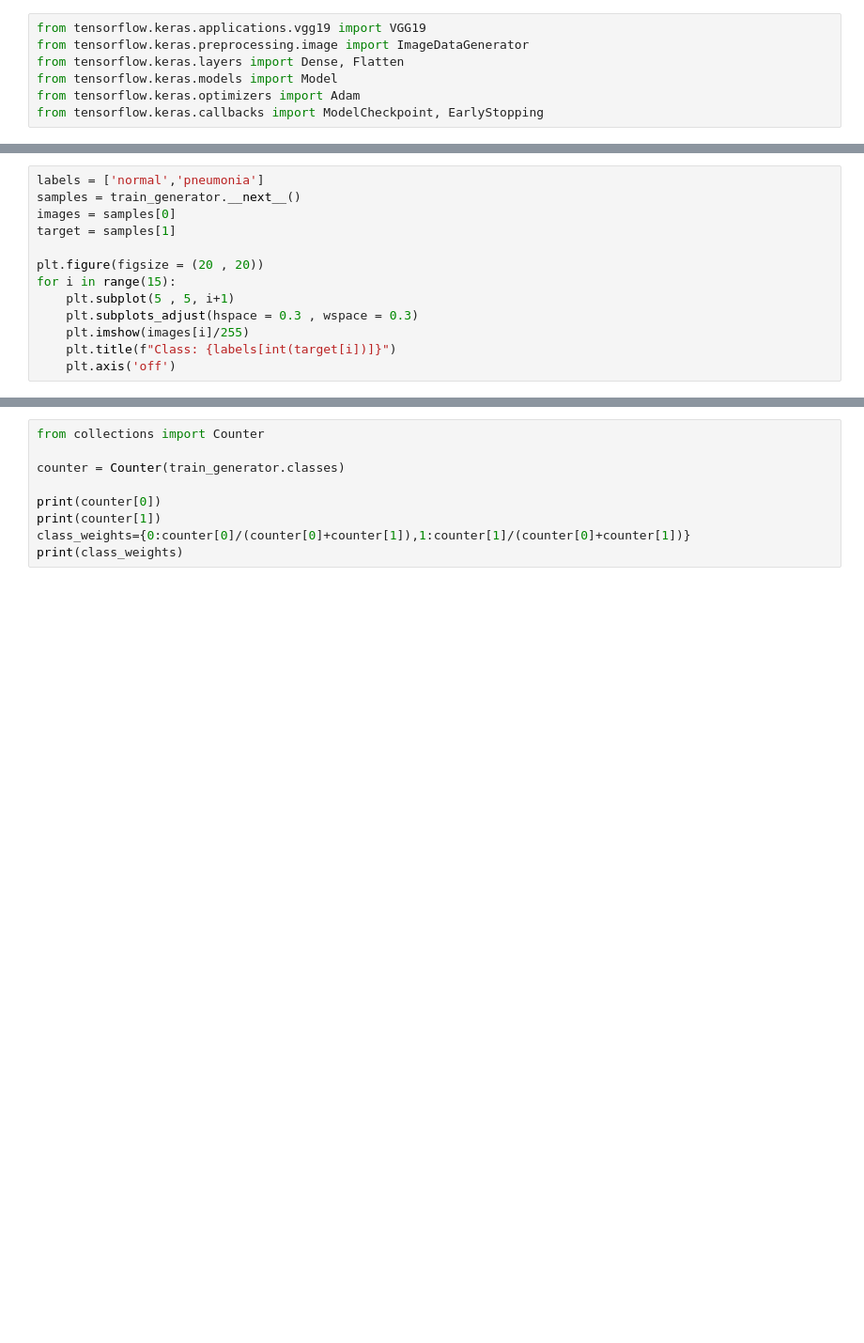
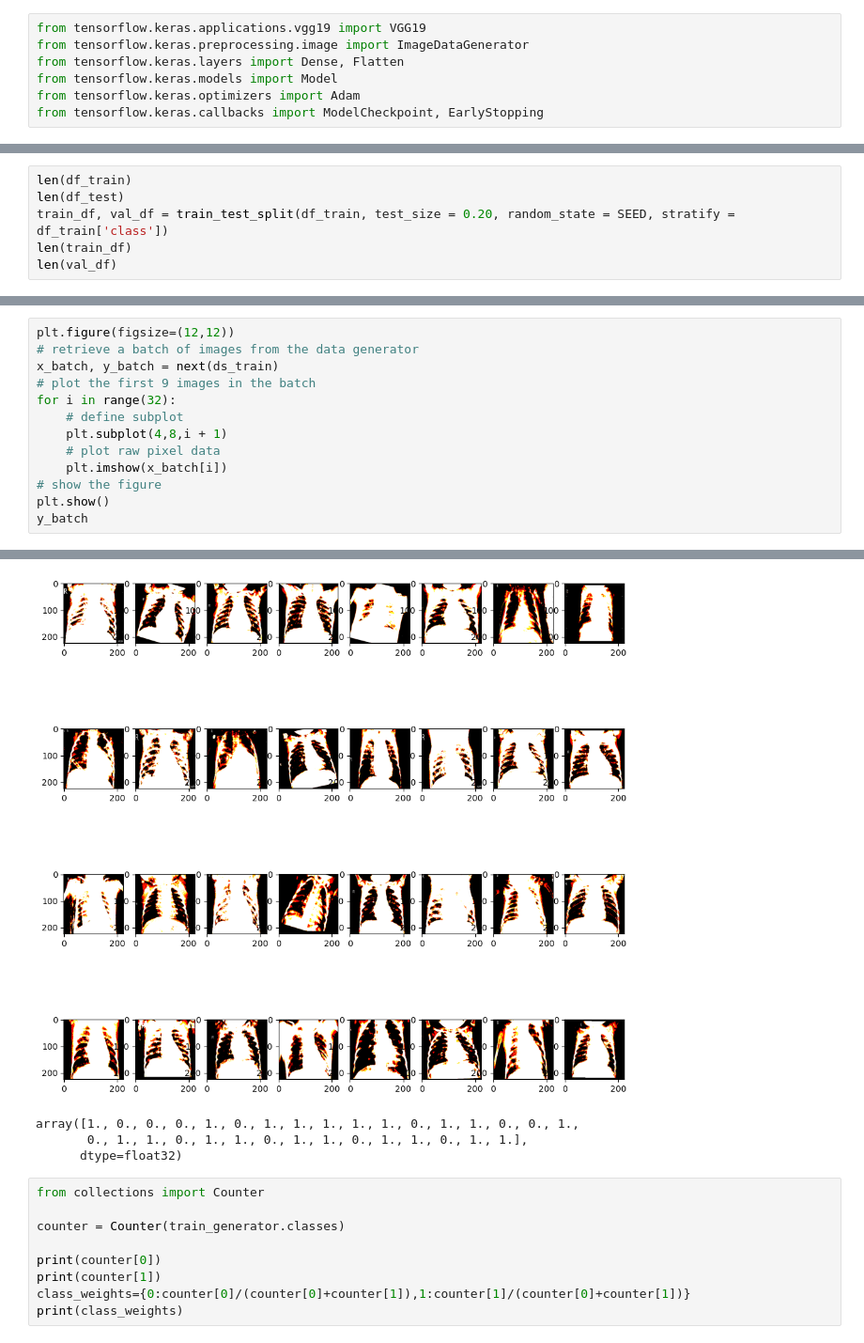
Before and after one commit to untildawn98/pneumonia_classifier, a Jupyter notebook: ENEL_645_project.ipynb, the cells around one changed output, grey strips where cells are left out. Shown at 94% size. Drawn from its saved outputs; the diff is of its cells as text; blank space fills up the shorter version.

```diff
--- a/ENEL_645_project.ipynb
+++ b/ENEL_645_project.ipynb
@@ -79,0 +142,6 @@ model_preprocessing = lambda x: tf.keras.applications.vgg19.preprocess_input(x)
+# %%
+len(df_train)
+len(df_test)
+train_df, val_df = train_test_split(df_train, test_size = 0.20, random_state = SEED, stratify = df_train['class'])
+len(train_df)
+len(val_df)
@@ -162,13 +181,0 @@ Found 624 images belonging to 2 classes.
-# %%
-labels = ['normal','pneumonia']
-samples = train_generator.__next__()
-images = samples[0]
-target = samples[1]
-
-plt.figure(figsize = (20 , 20))
-for i in range(15):
-    plt.subplot(5 , 5, i+1)
-    plt.subplots_adjust(hspace = 0.3 , wspace = 0.3)
-    plt.imshow(images[i]/255)
-    plt.title(f"Class: {labels[int(target[i])]}")
-    plt.axis('off')
@@ -182,0 +222,14 @@ b
+# %%
+plt.figure(figsize=(12,12))
+# retrieve a batch of images from the data generator
+x_batch, y_batch = next(ds_train)
+# plot the first 9 images in the batch
+for i in range(32):
+    # define subplot
+    plt.subplot(4,8,i + 1)
+    # plot raw pixel data
+    plt.imshow(x_batch[i])
+# show the figure
+plt.show()
+y_batch
+# %% [output]
@@ -183,3 +253,7 @@ b
+[figure, added]
+array([1., 0., 0., 0., 1., 0., 1., 1., 1., 1., 1., 0., 1., 1., 0., 0., 1.,
+       0., 1., 1., 0., 1., 1., 0., 1., 1., 0., 1., 1., 0., 1., 1.],
+      dtype=float32)
 # %%
 from collections import Counter
 
```
Also changed, not shown: parts of 22 cells of this notebook.
